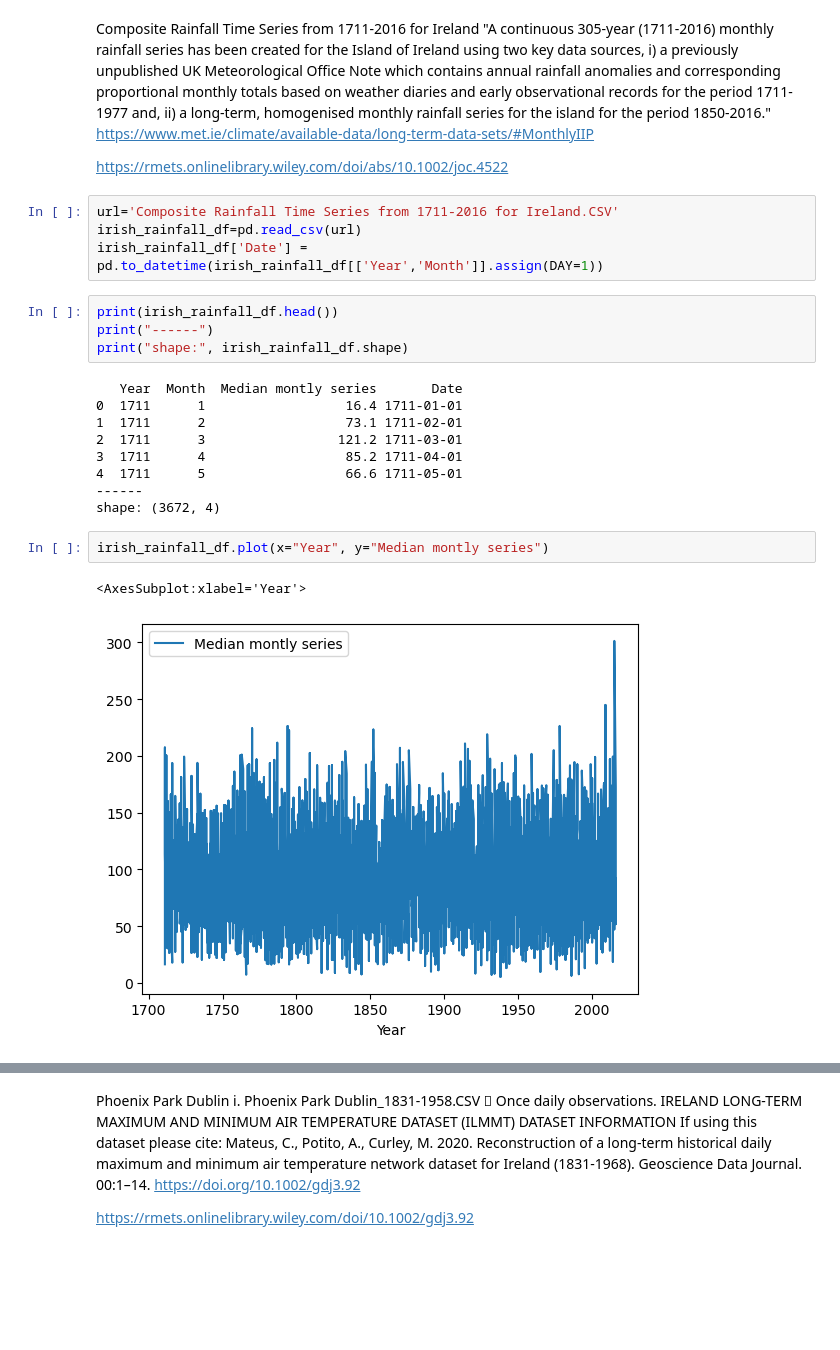
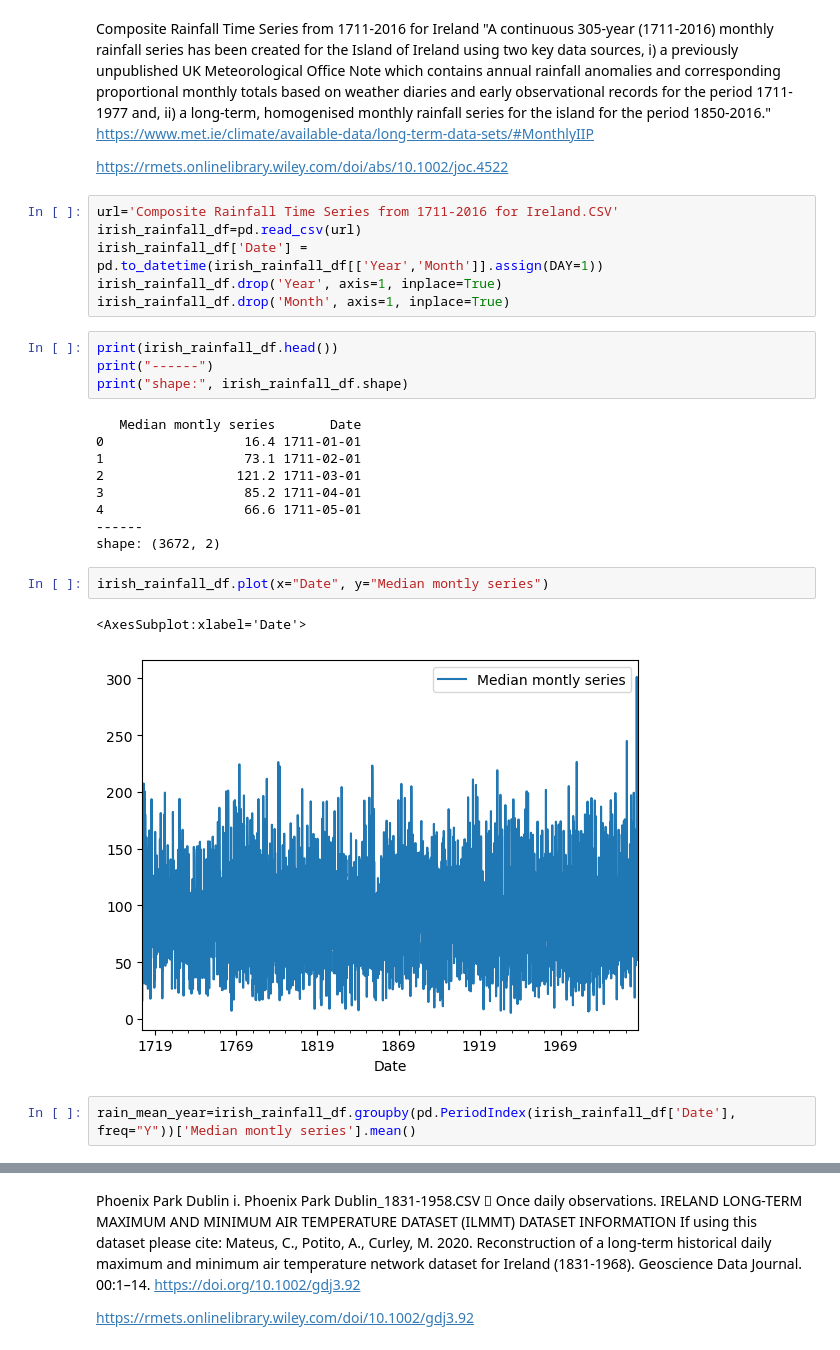
Before and after one commit to OlgaKnut/Programming-for-Data-Analysis-Project-2, a Jupyter notebook: pfda_project_2.ipynb, the cells around one changed output, grey strips where cells are left out. Cells and saved outputs as stored; diff of their text form; blank space fills up the shorter version.

```diff
--- a/pfda_project_2.ipynb
+++ b/pfda_project_2.ipynb
@@ -371,21 +371,25 @@ https://rmets.onlinelibrary.wiley.com/doi/abs/10.1002/joc.4522
 url='Composite Rainfall Time Series from 1711-2016 for Ireland.CSV'
 irish_rainfall_df=pd.read_csv(url)
 irish_rainfall_df['Date'] = pd.to_datetime(irish_rainfall_df[['Year','Month']].assign(DAY=1))
+irish_rainfall_df.drop('Year', axis=1, inplace=True)
+irish_rainfall_df.drop('Month', axis=1, inplace=True)
 # %%
 print(irish_rainfall_df.head())
 print("------")
 print("shape:", irish_rainfall_df.shape)
 # %% [output]
-   Year  Month  Median montly series       Date
-0  1711      1                  16.4 1711-01-01
-1  1711      2                  73.1 1711-02-01
-2  1711      3                 121.2 1711-03-01
-3  1711      4                  85.2 1711-04-01
-4  1711      5                  66.6 1711-05-01
+   Median montly series       Date
+0                  16.4 1711-01-01
+1                  73.1 1711-02-01
+2                 121.2 1711-03-01
+3                  85.2 1711-04-01
+4                  66.6 1711-05-01
 ------
-shape: (3672, 4)
+shape: (3672, 2)
 # %%
-irish_rainfall_df.plot(x="Year", y="Median montly series")
+irish_rainfall_df.plot(x="Date", y="Median montly series")
 # %% [output]
-<AxesSubplot:xlabel='Year'>
+<AxesSubplot:xlabel='Date'>
-[figure, old version]
+[figure, new version]
+# %%
+rain_mean_year=irish_rainfall_df.groupby(pd.PeriodIndex(irish_rainfall_df['Date'], freq="Y"))['Median montly series'].mean()
```
Also changed, not shown: parts of 21 cells of this notebook.
